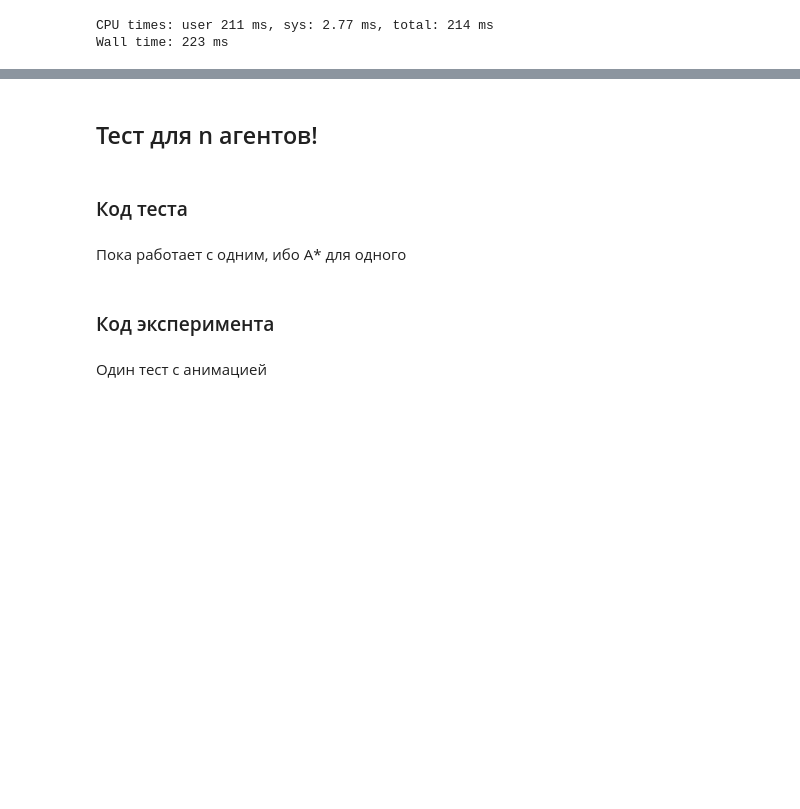
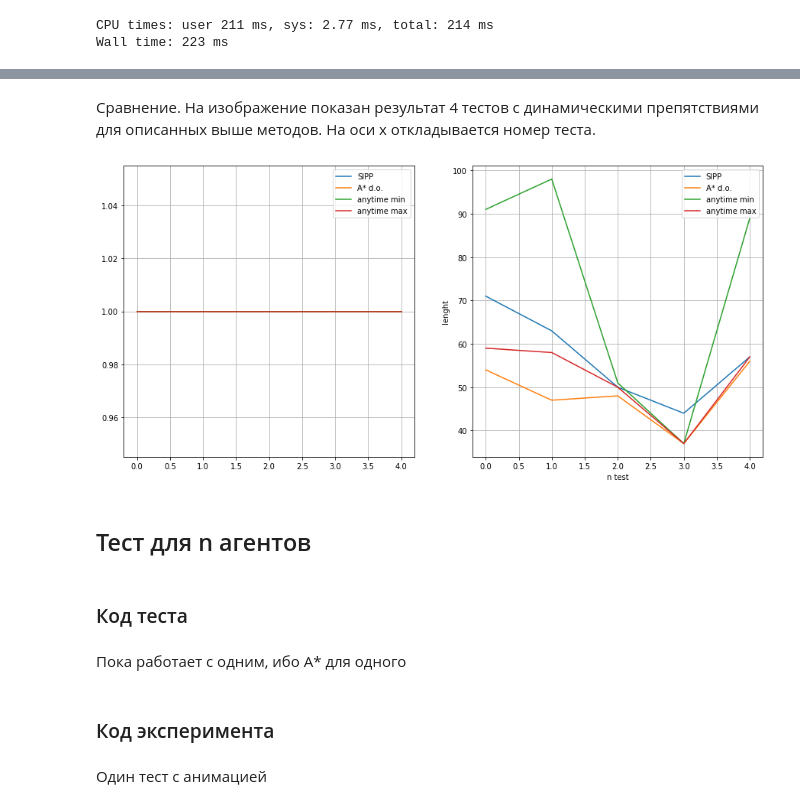
Before and after one commit to nortem/LogunovNesterova_hs, a Jupyter notebook: code_last.ipynb, the cells around one changed output, grey strips where cells are left out. Saved outputs shown, nothing was run; the diff lists cells and outputs as text; code cells hidden in the pictures; blank space fills up the shorter version.

```diff
--- a/code_last.ipynb
+++ b/code_last.ipynb
@@ -537,6 +534,8 @@ def astar_timesteps(grid_map, ca_table, start_i, start_j, goal_i, goal_j, heuris
         Heuristic function
     search_tree : type
         Search tree data structure
+    with_save_intevals:
+        Use SIPP or not
 
     Returns
     -------
@@ -773,7 +771,7 @@ def set_start_end(s, e, obs):
         end.append(e[i])
     return start, end, len(start)
 # %%
-def simple_test_pogema(search_func, task, *args, **kwargs):
+def simple_test_pogema(search_func, task, print_animation, *args, **kwargs):
     '''
     simple_test runs search_func on one task (use a number from 0 to 4 to
     choose a certain debug task on simple map or None to choose a random task
@@ -862,6 +860,7 @@ def simple_test_pogema(search_func, task, *args, **kwargs):
 
     number_of_steps = result[2]
     nodes_created = result[3]
+    length = -1
     if result[0]:
         path, length = make_path(result[1])
         correct = (int(length)  == int(true_length))
@@ -871,9 +870,10 @@ def simple_test_pogema(search_func, task, *args, **kwargs):
               ". Nodes created: " + str(nodes_created) + \
               ". Number of steps: " + str(number_of_steps) + \
               ". Correct: " + str(correct))
-        draw(env, dyn_obst_traj, [path], egocentric_idx=len(dyn_obst_traj))
-
+        if print_animation:
+            draw(env, dyn_obst_traj, [path], egocentric_idx=len(dyn_obst_traj))
     else:
         print("Path not found!")
+    return result[0], length
 # %% [markdown]
 ### Сам эксперимент
@@ -903,5 +920,29 @@ Wall time: 2.86 s
+# %% [markdown]
+Сравнение. На изображение показан результат 4 тестов с динамическими препятствиями для описанных выше методов. На оси х откладывается номер теста.
+# %%
+ans = np.zeros((4, 2, 5))
+for i in range(5):
+    ans[0][0][i], ans[0][1][i] = simple_test_pogema(astar_timesteps, i, False, manhattan_distance, SearchTree, with_save_intevals=True, max_iter=10000)
+    ans[1][0][i], ans[1][1][i] = simple_test_pogema(astar_timesteps, i, False, manhattan_distance, SearchTree, with_save_intevals=False, max_iter = 10000)
+    ans[2][0][i], ans[2][1][i] = simple_test_pogema(astar_anytime, i, False, manhattan_distance, SearchTree, with_save_intevals=True, max_iter = 5000, w=5)
+    ans[3][0][i], ans[3][1][i] = simple_test_pogema(astar_anytime, i, False, manhattan_distance, SearchTree, with_save_intevals=True, max_iter = 100000, w=5)
+# %%
+x = list(range(5))
+fig, axs = plt.subplots(1, 2, figsize=[15, 7])
+for i in range(2):
+    axs[i].plot(x, ans[0][i], label='SIPP')
+    axs[i].plot(x, ans[1][i], label='A* d.o.')
+    axs[i].plot(x, ans[2][i], label='anytime min')
+    axs[i].plot(x, ans[3][i], label='anytime max')
+    axs[i].grid()
+    plt.xlabel('n test')
+    plt.ylabel('lenght')
+
+    axs[i].legend()
+# %% [output]
+[figure, added]
 # %% [markdown]
-## Тест для n агентов!
+## Тест для n агентов
 # %% [markdown]
 ### Код теста
 # %% [markdown]
```
Also changed, not shown: parts of 36 cells of this notebook.
